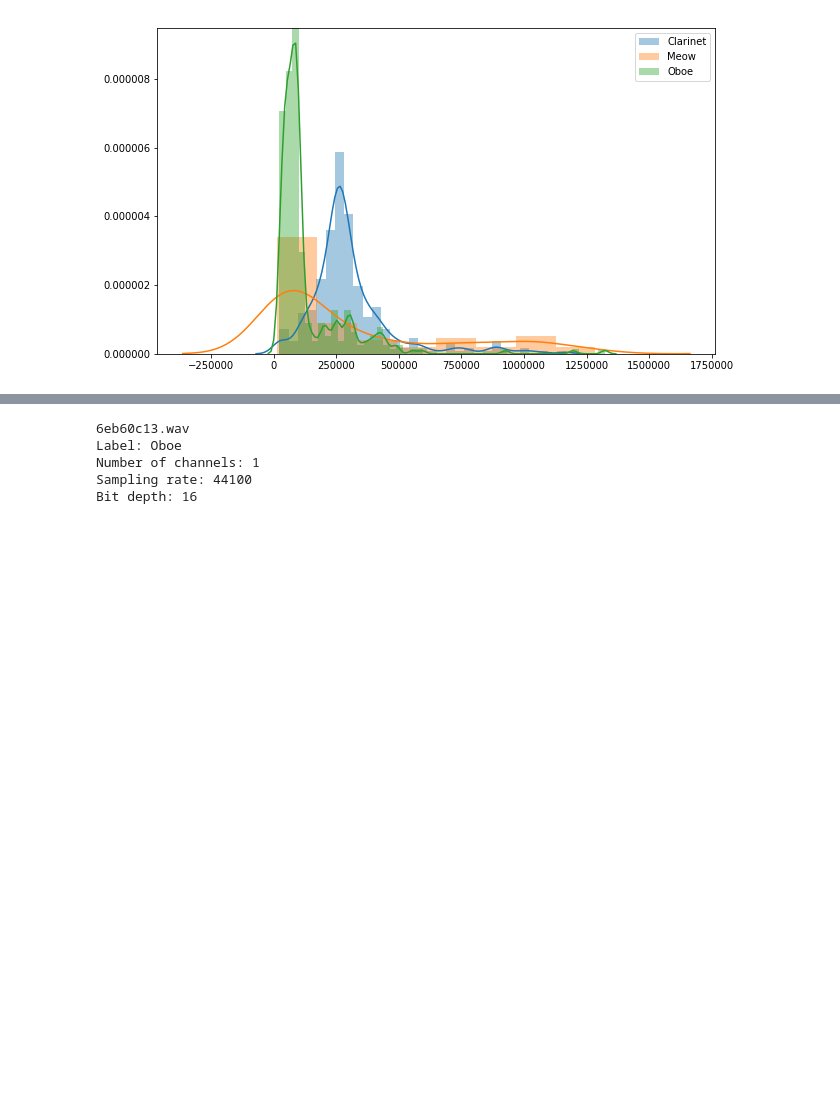
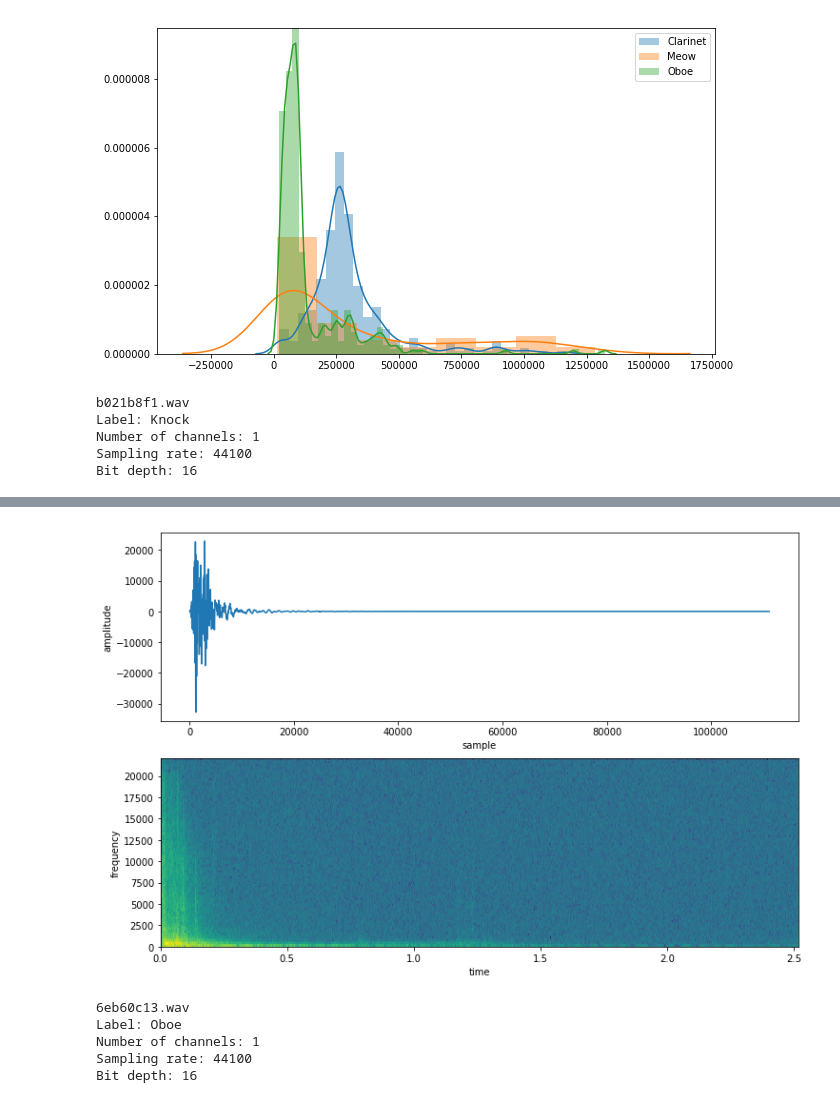
Before and after one commit to gelisa/kaggle_sound, a Jupyter notebook: sandbox.ipynb, the cells around one changed output, grey strips where cells are left out. Saved outputs shown, nothing was run; the diff lists cells and outputs as text; code cells hidden in the pictures; blank space fills up the shorter version.

```diff
--- a/sandbox.ipynb
+++ b/sandbox.ipynb
@@ -24,7 +29,7 @@ fs = 44100
 # %%
 def get_mini_set():
     meta = pd.read_csv('train.csv')
-    meta = meta[meta.label.isin(['Oboe', 'Clarinet', 'Meow'])].copy()
+    meta = meta[meta.label.isin(['Oboe', 'Clarinet', 'Meow', 'Knock'])].copy()
     print('numeber of samples: {}'.format(meta.shape[0]))
     return meta.reset_index(drop=True)
 # %%
@@ -62,3 +67,13 @@ plt.legend()
 # %% [output]
 <matplotlib.legend.Legend at 0x...>
 [figure]
+# %%
+tst_knock = 'b021b8f1.wav'
+fs, knock = wr.read_one_file(tst_knock)
+wr.wav_plotter(meta, tst_knock)
+# %% [output]
+b021b8f1.wav
+Label: Knock
+Number of channels: 1
+Sampling rate: 44100
+Bit depth: 16
@@ -65,3 +81,4 @@ plt.legend()
+[figure, added]
 # %%
 tst_oboe = '6eb60c13.wav'
 fs, oboe = wr.read_one_file(tst_oboe)
```
Also changed, not shown: parts of 10 cells of this notebook.
